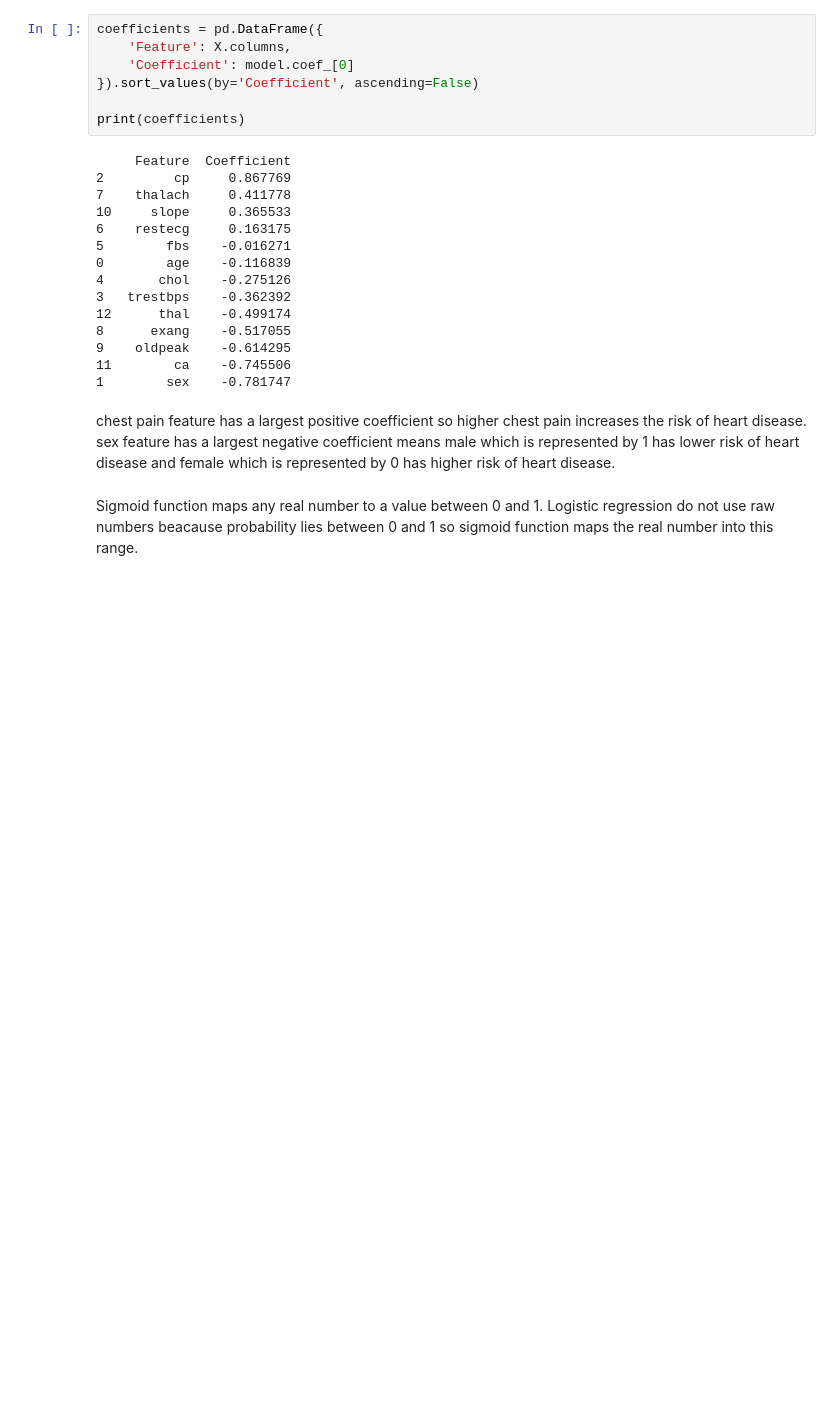
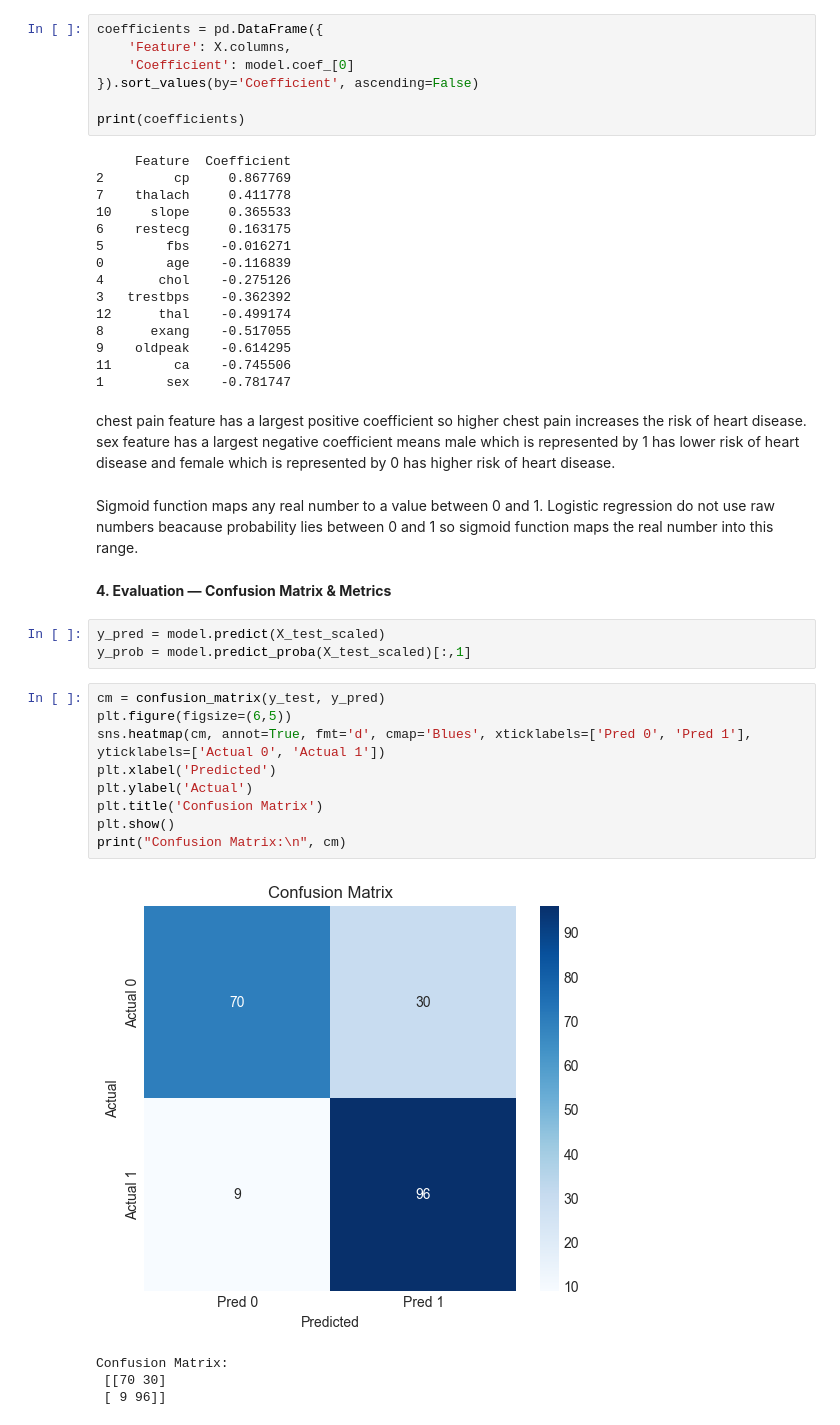
Before and after one commit to MMujtabaX/Classification_Project, a Jupyter notebook: classification.ipynb, the cells around one changed output. Cells and saved outputs as stored; diff of their text form; blank space fills up the shorter version.

Commit message:
Add confusion matrix and evaluation metrics (accuracy, precision, recall, F1) for heart disease model

```diff
--- a/classification.ipynb
+++ b/classification.ipynb
@@ -179,3 +179,22 @@ sex feature has a largest negative coefficient means male which is represented b
 # %% [markdown]
 Sigmoid function maps any real number to a value between 0 and 1.
 Logistic regression do not use raw numbers beacause probability lies between 0 and 1 so sigmoid function maps the real number into this range.
+# %% [markdown]
+**4. Evaluation — Confusion Matrix & Metrics**
+# %%
+y_pred = model.predict(X_test_scaled)
+y_prob = model.predict_proba(X_test_scaled)[:,1]
+# %%
+cm = confusion_matrix(y_test, y_pred)
+plt.figure(figsize=(6,5))
+sns.heatmap(cm, annot=True, fmt='d', cmap='Blues', xticklabels=['Pred 0', 'Pred 1'], yticklabels=['Actual 0', 'Actual 1'])
+plt.xlabel('Predicted')
+plt.ylabel('Actual')
+plt.title('Confusion Matrix')
+plt.show()
+print("Confusion Matrix:\n", cm)
+# %% [output]
+[figure, added]
+Confusion Matrix:
+ [[70 30]
+ [ 9 96]]
```
Also changed, not shown: parts of 6 cells of this notebook.
